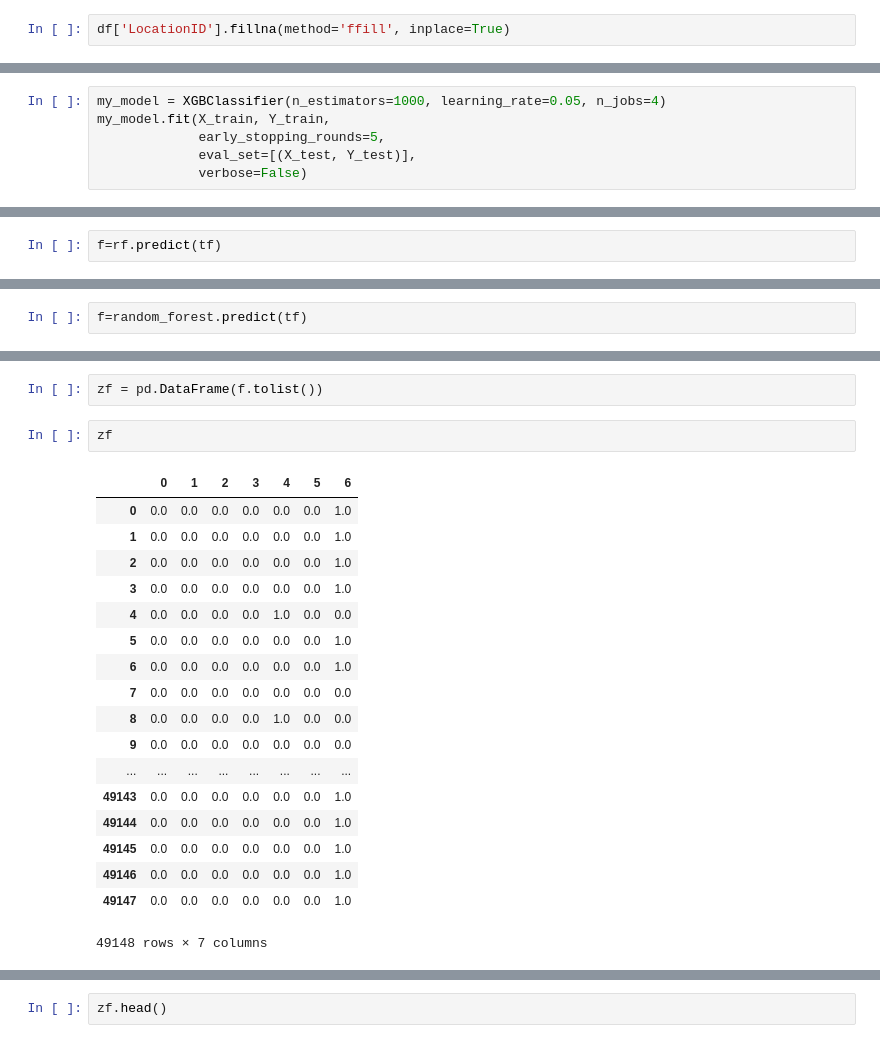
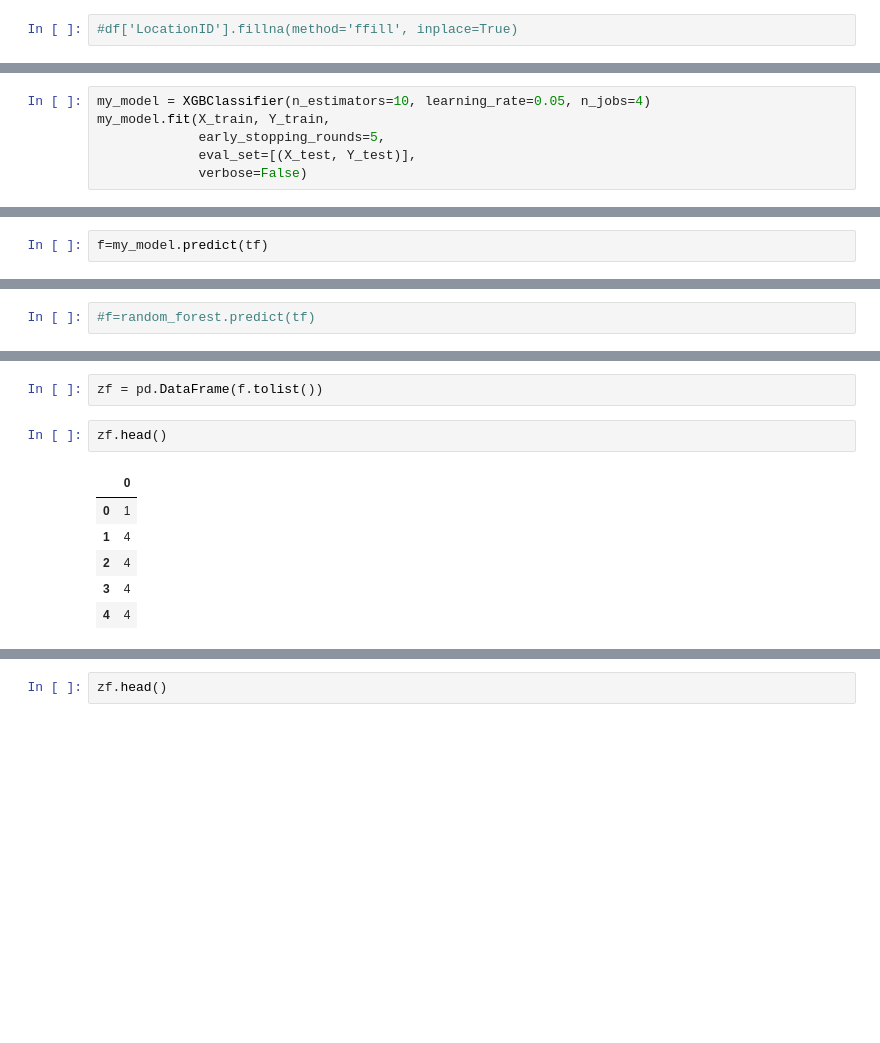
Before and after one commit to DataSenseiAryan/MachineHackFoodQuality, a Jupyter notebook: Food_QUalityA_ParticipantsData/MHFOOD1VagueSubmission.ipynb, the cells around one changed output, grey strips where cells are left out. Cells and saved outputs as stored; diff of their text form; blank space fills up the shorter version.

```diff
--- a/Food_QUalityA_ParticipantsData/MHFOOD1VagueSubmission.ipynb
+++ b/Food_QUalityA_ParticipantsData/MHFOOD1VagueSubmission.ipynb
@@ -128,5 +132,5 @@ sns.heatmap(df.corr())
 # %%
-df['LocationID'].fillna(method='ffill', inplace=True)
+#df['LocationID'].fillna(method='ffill', inplace=True)
 # %%
 df['SectionViolations'].fillna(method='ffill', inplace=True)
 # %%
@@ -231,7 +251,7 @@ from sklearn.naive_bayes import GaussianNB
 # %%
 from xgboost import XGBClassifier
 # %%
-my_model = XGBClassifier(n_estimators=1000, learning_rate=0.05, n_jobs=4)
+my_model = XGBClassifier(n_estimators=10, learning_rate=0.05, n_jobs=4)
 my_model.fit(X_train, Y_train,
              early_stopping_rounds=5,
              eval_set=[(X_test, Y_test)],
@@ -502,3 +537,3 @@ tf.head()
 5 rows × 27 columns
 # %%
-f=rf.predict(tf)
+f=my_model.predict(tf)
@@ -505,4 +544,4 @@ f=rf.predict(tf)
 # %%
-f=random_forest.predict(tf)
+#f=random_forest.predict(tf)
 # %%
 s = pd.read_excel('/home/ryan/stark/machinehack/Food_QUalityA_ParticipantsData/Food_QUalityA_ParticipantsData/Sample_Submission.xlsx')
@@ -518,23 +552,11 @@ s.head()
 # %%
 zf = pd.DataFrame(f.tolist())
 # %%
-zf
+zf.head()
 # %% [output]
-|  | 0 | 1 | 2 | 3 | 4 | 5 | 6 |
-| 0 | 0.0 | 0.0 | 0.0 | 0.0 | 0.0 | 0.0 | 1.0 |
-| 1 | 0.0 | 0.0 | 0.0 | 0.0 | 0.0 | 0.0 | 1.0 |
-| 2 | 0.0 | 0.0 | 0.0 | 0.0 | 0.0 | 0.0 | 1.0 |
-| 3 | 0.0 | 0.0 | 0.0 | 0.0 | 0.0 | 0.0 | 1.0 |
-| 4 | 0.0 | 0.0 | 0.0 | 0.0 | 1.0 | 0.0 | 0.0 |
-| 5 | 0.0 | 0.0 | 0.0 | 0.0 | 0.0 | 0.0 | 1.0 |
-| 6 | 0.0 | 0.0 | 0.0 | 0.0 | 0.0 | 0.0 | 1.0 |
-| 7 | 0.0 | 0.0 | 0.0 | 0.0 | 0.0 | 0.0 | 0.0 |
-| 8 | 0.0 | 0.0 | 0.0 | 0.0 | 1.0 | 0.0 | 0.0 |
-| 9 | 0.0 | 0.0 | 0.0 | 0.0 | 0.0 | 0.0 | 0.0 |
-| ... | ... | ... | ... | ... | ... | ... | ... |
-| 49143 | 0.0 | 0.0 | 0.0 | 0.0 | 0.0 | 0.0 | 1.0 |
-| 49144 | 0.0 | 0.0 | 0.0 | 0.0 | 0.0 | 0.0 | 1.0 |
-| 49145 | 0.0 | 0.0 | 0.0 | 0.0 | 0.0 | 0.0 | 1.0 |
-| 49146 | 0.0 | 0.0 | 0.0 | 0.0 | 0.0 | 0.0 | 1.0 |
-| 49147 | 0.0 | 0.0 | 0.0 | 0.0 | 0.0 | 0.0 | 1.0 |
+|  | 0 |
+| 0 | 1 |
+| 1 | 4 |
+| 2 | 4 |
+| 3 | 4 |
+| 4 | 4 |
-49148 rows × 7 columns
```
Also changed, not shown: parts of 17 cells of this notebook, 8 other files.
